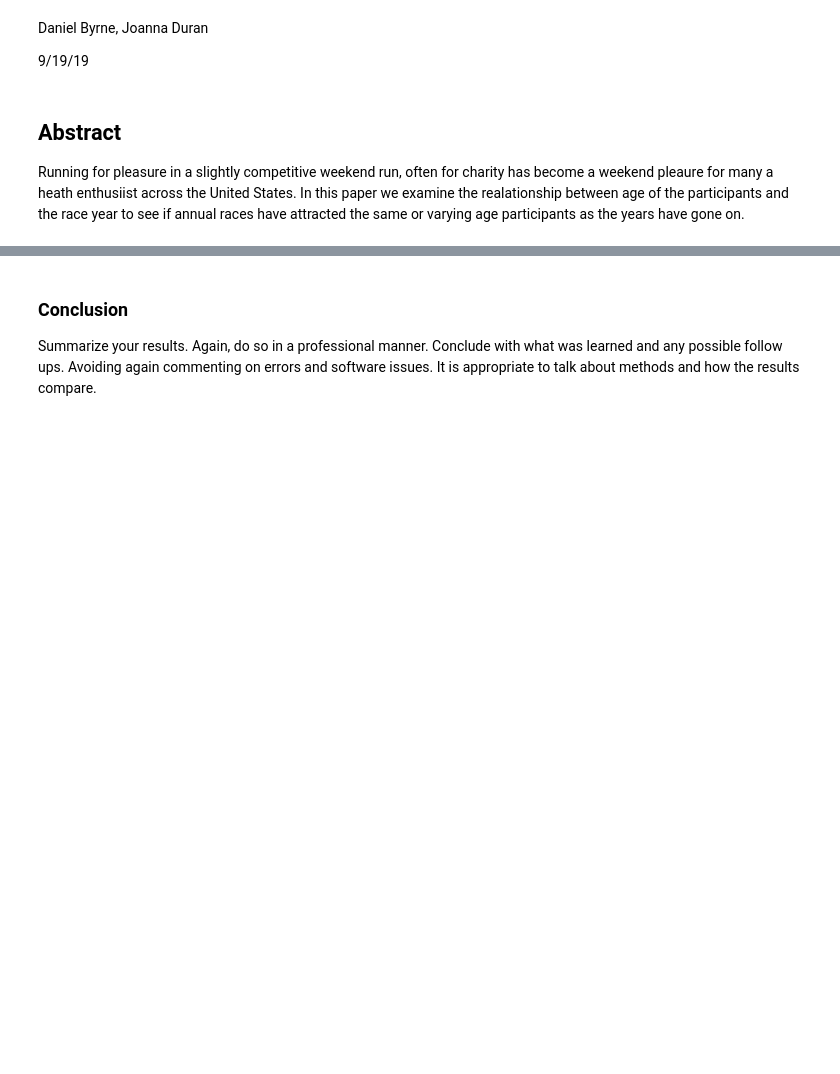
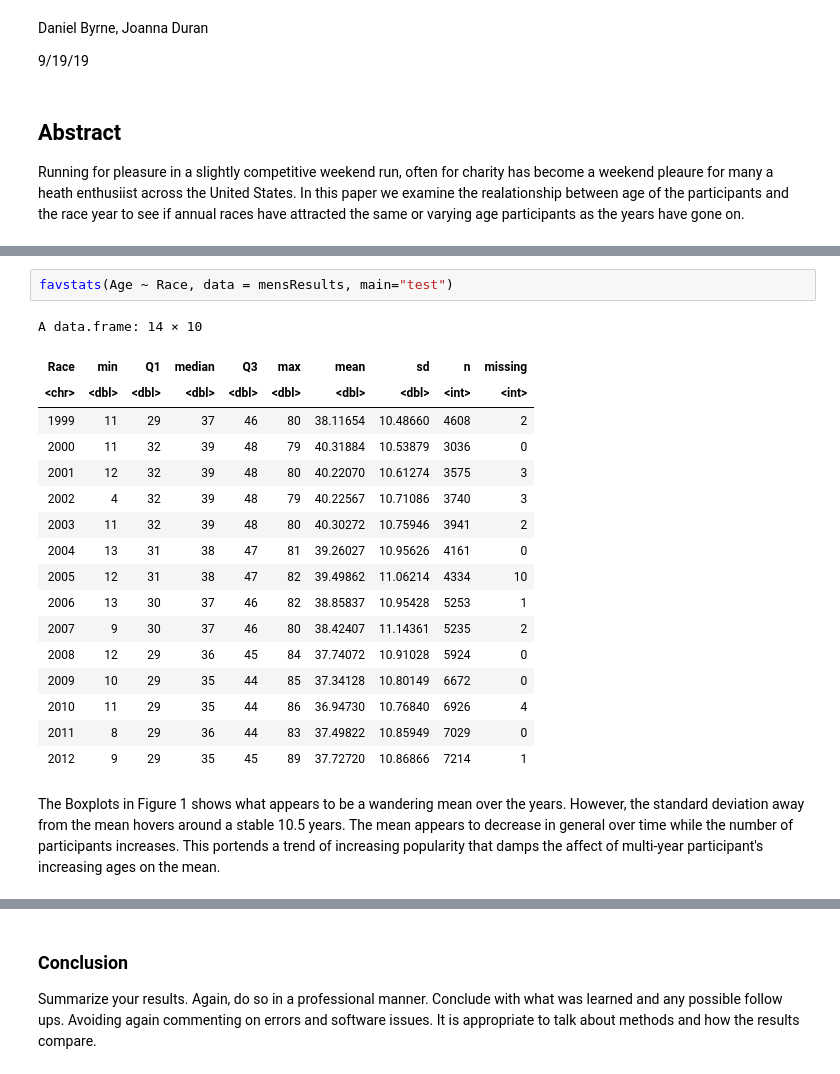
Before and after one commit to jduranengineer/QTW-Projects, a Jupyter notebook: Proj 2 Cherry Blossom/Byrne_Duran_Hwk_2.ipynb, the cells around one changed output, grey strips where cells are left out. Cells and saved outputs as stored; diff of their text form; blank space fills up the shorter version.

```diff
--- a/Proj 2 Cherry Blossom/Byrne_Duran_Hwk_2.ipynb
+++ b/Proj 2 Cherry Blossom/Byrne_Duran_Hwk_2.ipynb
@@ -64,0 +67,22 @@ ERROR: Error in parse(text = x, srcfile = src): <text>:2:1: unexpected input
+# %%
+favstats(Age ~ Race, data = mensResults, main="test")
+# %% [output]
+A data.frame: 14 × 10
+| Race | min | Q1 | median | Q3 | max | mean | sd | n | missing |
+| <chr> | <dbl> | <dbl> | <dbl> | <dbl> | <dbl> | <dbl> | <dbl> | <int> | <int> |
+| 1999 | 11 | 29 | 37 | 46 | 80 | 38.11654 | 10.48660 | 4608 | 2 |
+| 2000 | 11 | 32 | 39 | 48 | 79 | 40.31884 | 10.53879 | 3036 | 0 |
+| 2001 | 12 | 32 | 39 | 48 | 80 | 40.22070 | 10.61274 | 3575 | 3 |
+| 2002 | 4 | 32 | 39 | 48 | 79 | 40.22567 | 10.71086 | 3740 | 3 |
+| 2003 | 11 | 32 | 39 | 48 | 80 | 40.30272 | 10.75946 | 3941 | 2 |
+| 2004 | 13 | 31 | 38 | 47 | 81 | 39.26027 | 10.95626 | 4161 | 0 |
+| 2005 | 12 | 31 | 38 | 47 | 82 | 39.49862 | 11.06214 | 4334 | 10 |
+| 2006 | 13 | 30 | 37 | 46 | 82 | 38.85837 | 10.95428 | 5253 | 1 |
+| 2007 | 9 | 30 | 37 | 46 | 80 | 38.42407 | 11.14361 | 5235 | 2 |
+| 2008 | 12 | 29 | 36 | 45 | 84 | 37.74072 | 10.91028 | 5924 | 0 |
+| 2009 | 10 | 29 | 35 | 44 | 85 | 37.34128 | 10.80149 | 6672 | 0 |
+| 2010 | 11 | 29 | 35 | 44 | 86 | 36.94730 | 10.76840 | 6926 | 4 |
+| 2011 | 8 | 29 | 36 | 44 | 83 | 37.49822 | 10.85949 | 7029 | 0 |
+| 2012 | 9 | 29 | 35 | 45 | 89 | 37.72720 | 10.86866 | 7214 | 1 |
+# %% [markdown]
+The Boxplots in Figure 1 shows what appears to be a wandering mean over the years.  However, the standard deviation away from the mean hovers around a stable 10.5 years. The mean appears to decrease in general over time while the number of participants increases.  This portends a trend of increasing popularity that damps the affect of multi-year participant's increasing ages on the mean.
```
Also changed, not shown: parts of 12 cells of this notebook, 2 other files.
